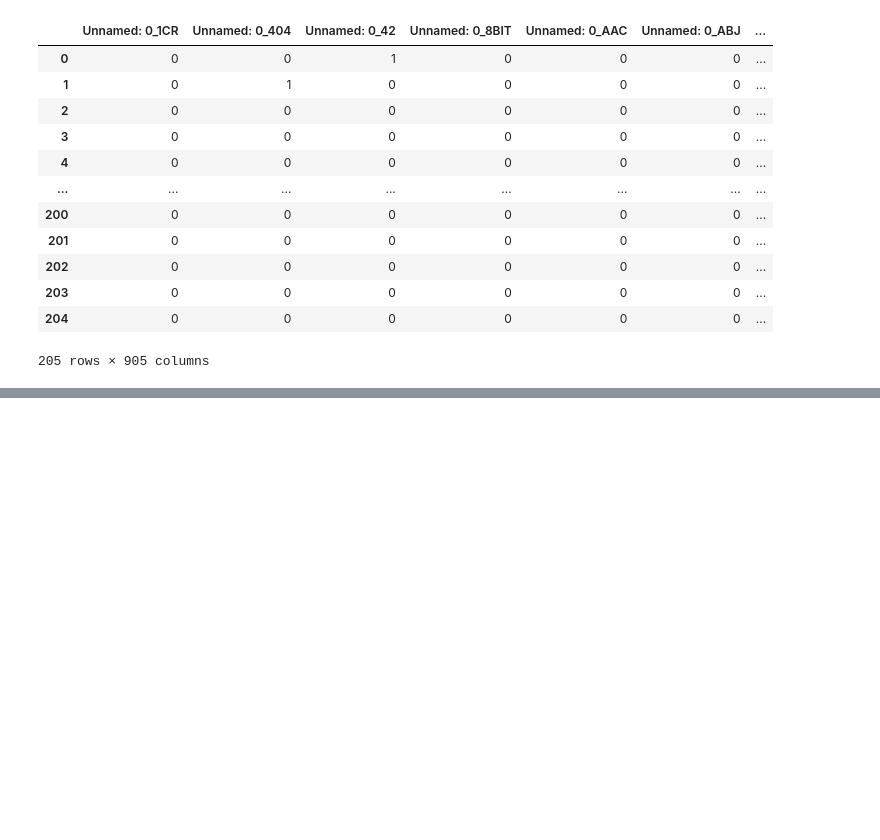
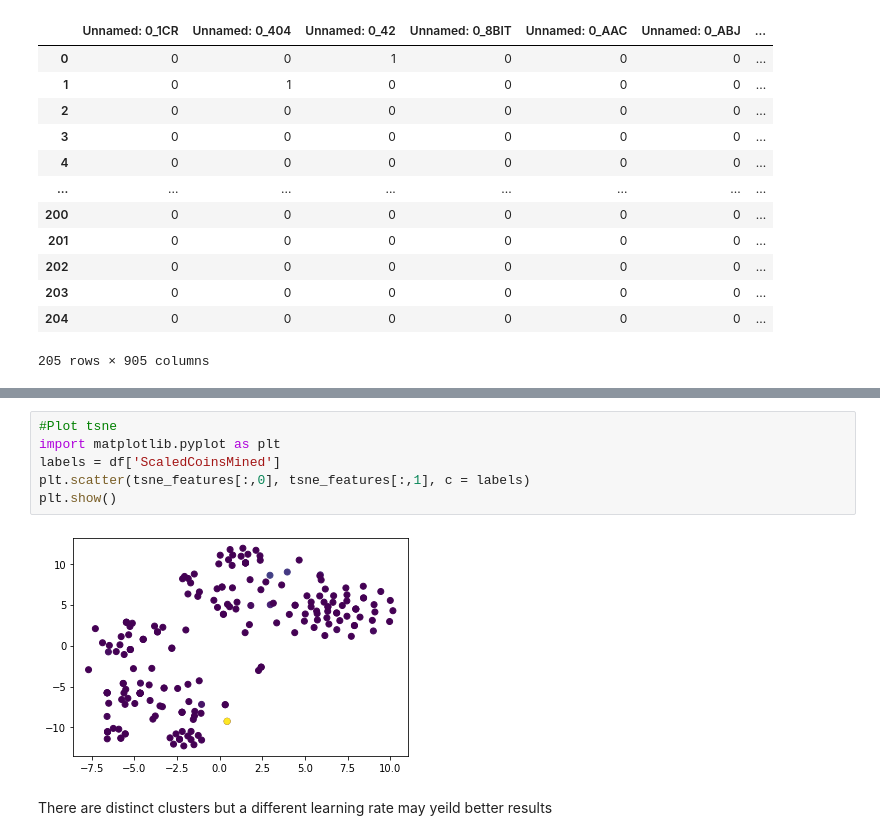
Before and after one commit to jared-roussel/unsupervised-learning-challenge, a Jupyter notebook: data-prep.ipynb, the cells around one changed output, grey strips where cells are left out. Saved outputs shown, nothing was run; the diff lists cells and outputs as text; blank space fills up the shorter version.

```diff
--- a/data-prep.ipynb
+++ b/data-prep.ipynb
@@ -207,0 +219,10 @@ array([0.42600936, 0.50039072, 0.54867197, 0.58223884, 0.6063158 ,
+# %%
+#Plot tsne
+import matplotlib.pyplot as plt
+labels = df['ScaledCoinsMined']
+plt.scatter(tsne_features[:,0], tsne_features[:,1], c = labels)
+plt.show()
+# %% [output]
+[figure, added]
+# %% [markdown]
+There are distinct clusters but a different learning rate may yeild better results
```
Also changed, not shown: parts of 5 cells of this notebook.
